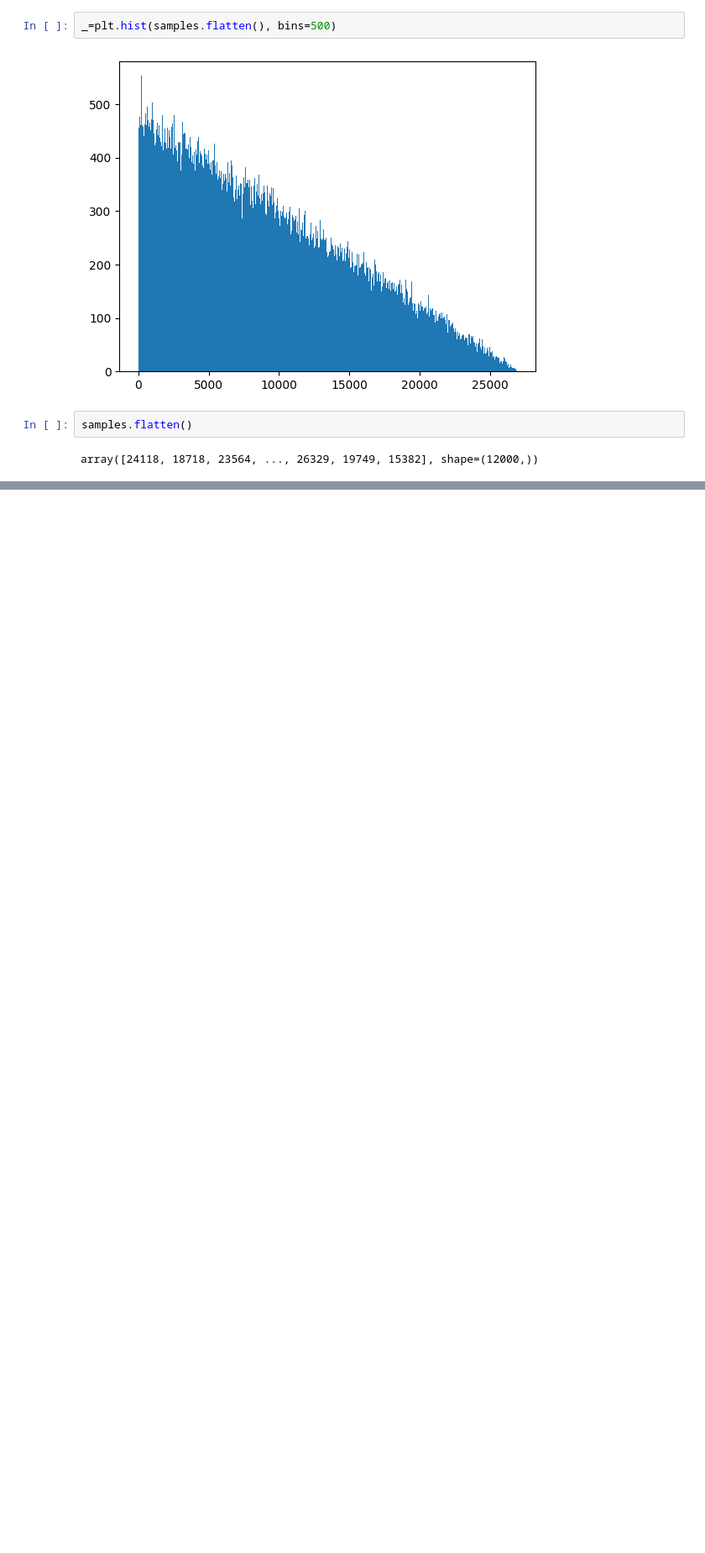
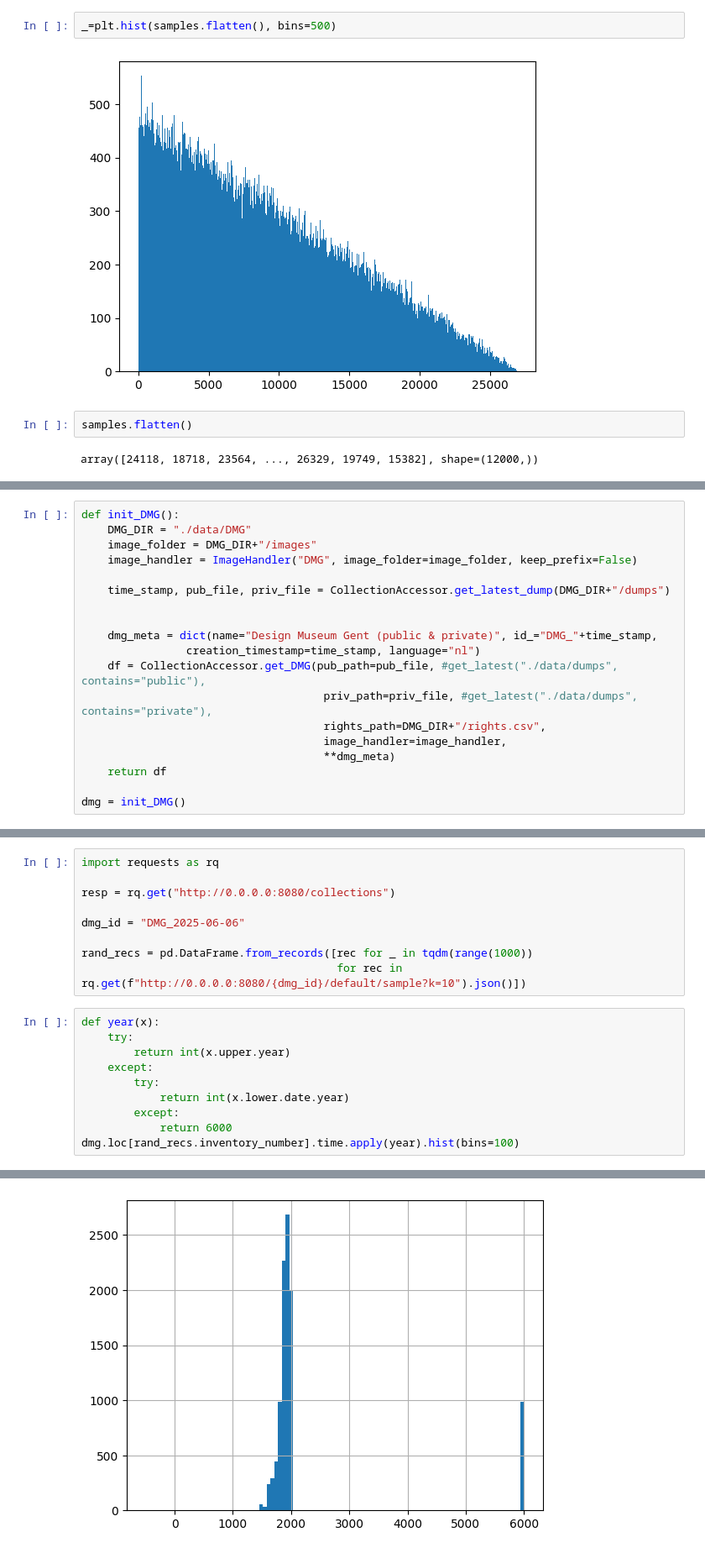
Before and after one commit to serendipity-searcher/web_backend, a Jupyter notebook: dev.ipynb, the cells around one changed output, grey strips where cells are left out. Shown at 84% size. Saved outputs shown, nothing was run; the diff lists cells and outputs as text; blank space fills up the shorter version.

```diff
--- a/dev.ipynb
+++ b/dev.ipynb
@@ -428,0 +432,19 @@ array([24118, 18718, 23564, ..., 26329, 19749, 15382], shape=(12000,))
+# %%
+def init_DMG():
+    DMG_DIR = "./data/DMG"
+    image_folder = DMG_DIR+"/images"
+    image_handler = ImageHandler("DMG", image_folder=image_folder, keep_prefix=False)
+
+    time_stamp, pub_file, priv_file = CollectionAccessor.get_latest_dump(DMG_DIR+"/dumps")
+
+
+    dmg_meta = dict(name="Design Museum Gent (public & private)", id_="DMG_"+time_stamp,
+                creation_timestamp=time_stamp, language="nl")
+    df = CollectionAccessor.get_DMG(pub_path=pub_file, #get_latest("./data/dumps", contains="public"),
+                                     priv_path=priv_file, #get_latest("./data/dumps", contains="private"),
+                                     rights_path=DMG_DIR+"/rights.csv",
+                                     image_handler=image_handler,
+                                     **dmg_meta)
+    return df
+
+dmg = init_DMG()
@@ -428,0 +453,20 @@ array([24118, 18718, 23564, ..., 26329, 19749, 15382], shape=(12000,))
+# %%
+import requests as rq
+
+resp = rq.get("http://0.0.0.0:8080/collections")
+
+dmg_id = "DMG_2025-06-06"
+
+rand_recs = pd.DataFrame.from_records([rec for _ in tqdm(range(1000))
+                                       for rec in rq.get(f"http://0.0.0.0:8080/{dmg_id}/default/sample?k=10").json()])
+# %%
+def year(x):
+    try:
+        return int(x.upper.year)
+    except:
+        try:
+            return int(x.lower.date.year)
+        except:
+            return 6000
+dmg.loc[rand_recs.inventory_number].time.apply(year).hist(bins=100)
+# %% [output]
@@ -428,0 +474 @@ array([24118, 18718, 23564, ..., 26329, 19749, 15382], shape=(12000,))
+[figure, added]
```
Also changed, not shown: parts of 5 cells of this notebook, 1 other file.
